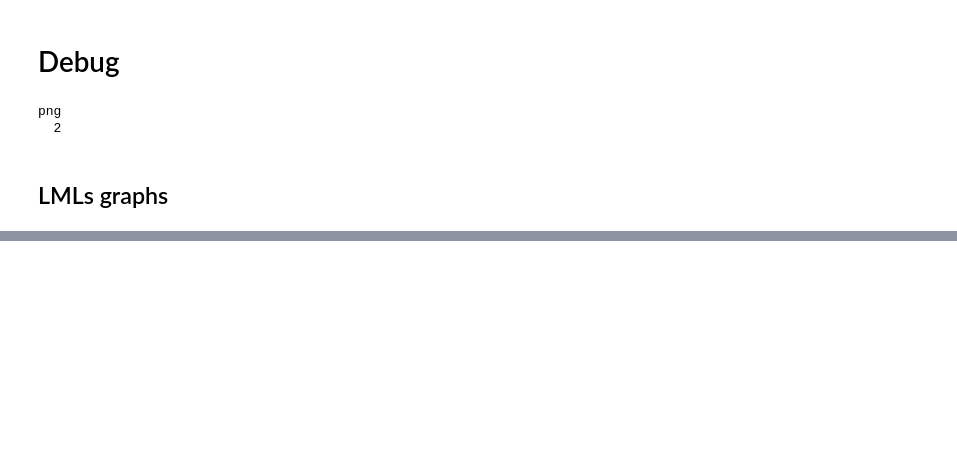
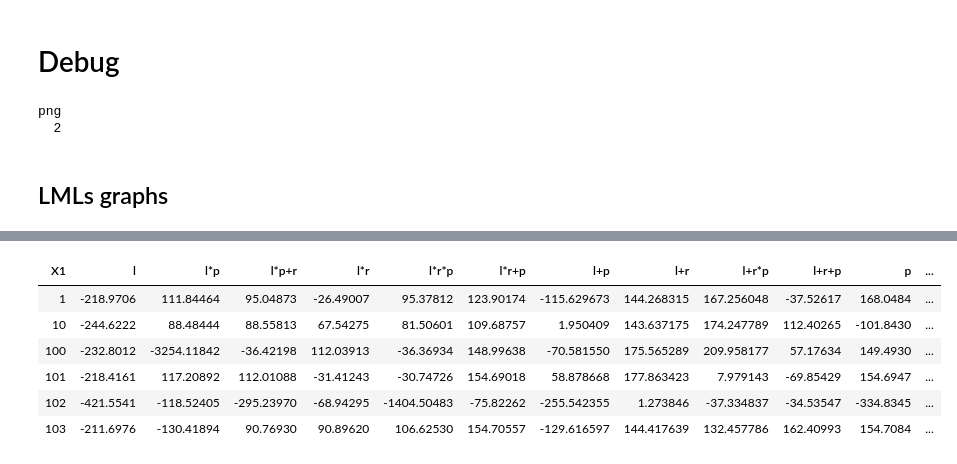
Before and after one commit to ericschulz/compforca, a Jupyter notebook: Data analysis/Analysis.ipynb, the cells around one changed output, grey strips where cells are left out. Cells and saved outputs as stored; diff of their text form; code cells hidden in the pictures; blank space fills up the shorter version.

```diff
--- a/Data analysis/Analysis.ipynb
+++ b/Data analysis/Analysis.ipynb
@@ -1143,0 +1180,2 @@ png
+# %%
+lmls_prior <- read_csv("output/lmls_posterior.csv")
@@ -1143,0 +1202,10 @@ png
+# %%
+lmls_prior %>% head
+# %% [output]
+| X1 | l | l*p | l*p+r | l*r | l*r*p | l*r+p | l+p | l+r | l+r*p | l+r+p | p | ... |
+| 1 | -218.9706 | 111.84464 | 95.04873 | -26.49007 | 95.37812 | 123.90174 | -115.629673 | 144.268315 | 167.256048 | -37.52617 | 168.0484 | ... |
+| 10 | -244.6222 | 88.48444 | 88.55813 | 67.54275 | 81.50601 | 109.68757 | 1.950409 | 143.637175 | 174.247789 | 112.40265 | -101.8430 | ... |
+| 100 | -232.8012 | -3254.11842 | -36.42198 | 112.03913 | -36.36934 | 148.99638 | -70.581550 | 175.565289 | 209.958177 | 57.17634 | 149.4930 | ... |
+| 101 | -218.4161 | 117.20892 | 112.01088 | -31.41243 | -30.74726 | 154.69018 | 58.878668 | 177.863423 | 7.979143 | -69.85429 | 154.6947 | ... |
+| 102 | -421.5541 | -118.52405 | -295.23970 | -68.94295 | -1404.50483 | -75.82262 | -255.542355 | 1.273846 | -37.334837 | -34.53547 | -334.8345 | ... |
+| 103 | -211.6976 | -130.41894 | 90.76930 | 90.89620 | 106.62530 | 154.70557 | -129.616597 | 144.417639 | 132.457786 | 162.40993 | 154.7084 | ... |
```
Also changed, not shown: parts of 15 cells of this notebook, 5 other files.
